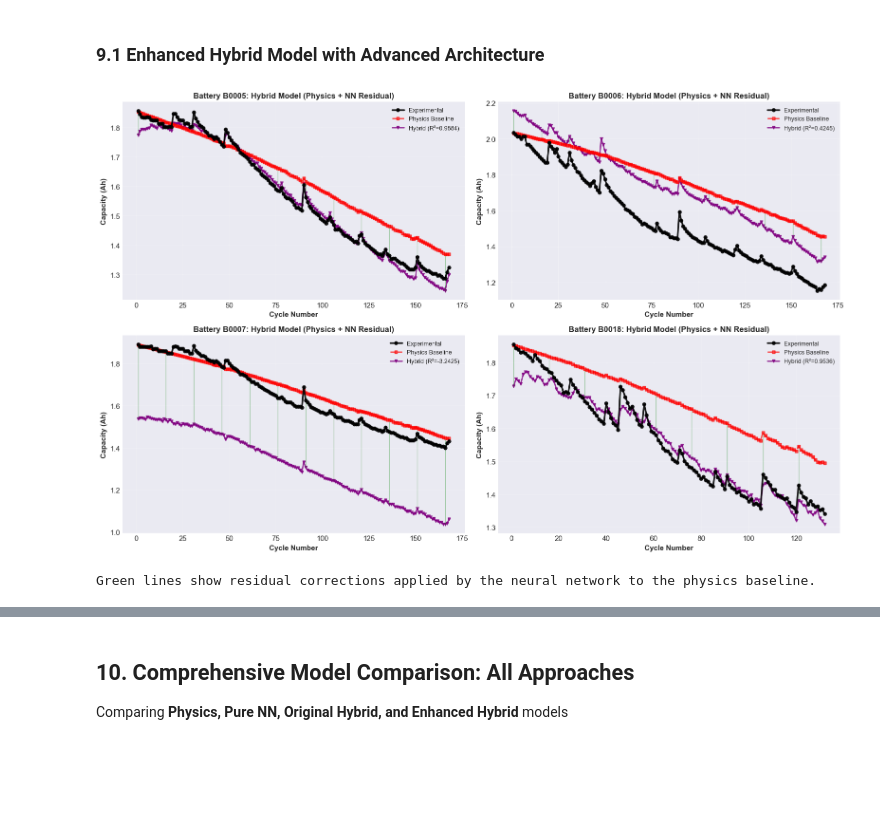
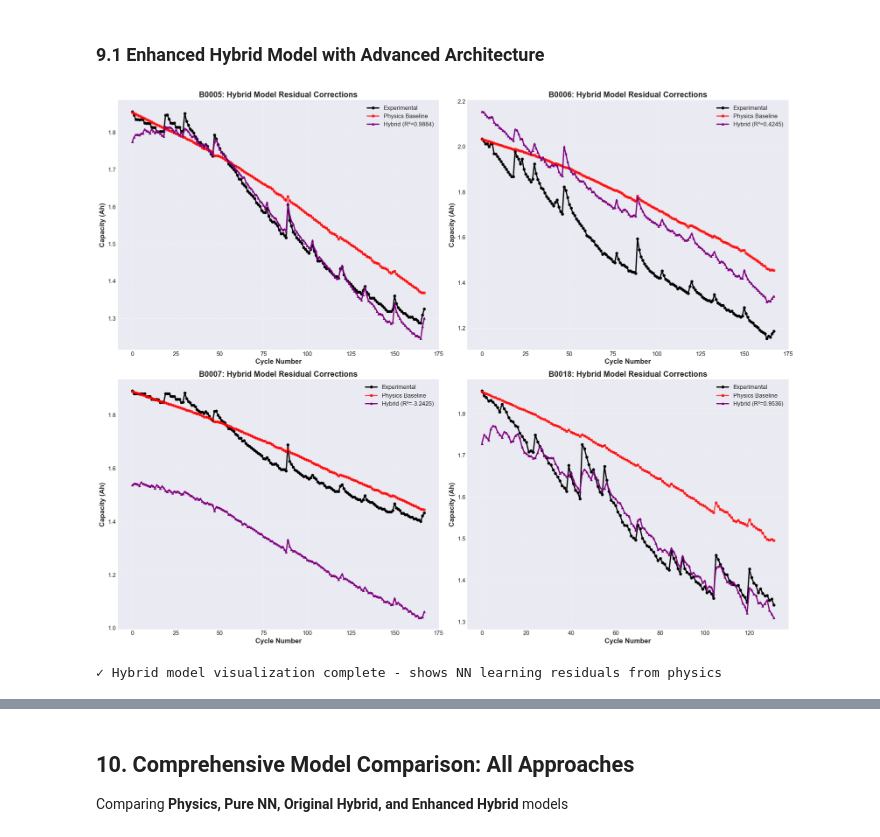
Before and after one commit to EigenJames/LiB-DigitalTwin, a Jupyter notebook: 05_Physical_vs_NN_Refined_Analysis.ipynb, the cells around one changed output, grey strips where cells are left out. Cells and saved outputs as stored; diff of their text form; code cells hidden in the pictures; blank space fills up the shorter version.

```diff
--- a/05_Physical_vs_NN_Refined_Analysis.ipynb
+++ b/05_Physical_vs_NN_Refined_Analysis.ipynb
@@ -719,44 +719,33 @@ RMSE: 0.033239, MAE: 0.026161, R²: 0.953592
 # %% [markdown]
 ### 9.1 Enhanced Hybrid Model with Advanced Architecture
 # %%
-# Visualization: Hybrid Model Results
-fig, axes = plt.subplots(2, 2, figsize=(16, 10))
+# Visualize Hybrid Model Performance (Original)
+fig, axes = plt.subplots(2, 2, figsize=(20, 16))  # BIGGER figures
 axes = axes.flatten()
 
-for idx, test_battery in enumerate(unique_batteries):
-    ax = axes[idx]
+for idx, battery in enumerate(unique_batteries):
+    y_true = hybrid_results[battery]['y_test']
+    y_physics = battery_dfs_physics[battery]['Physics_Predicted_Capacity'].values
+    y_hybrid = hybrid_results[battery]['y_pred']
+    cycles = battery_dfs_physics[battery].index.values  # Use index as cycle numbers
 
-    cycles = battery_dfs_physics[test_battery]['id_cycle'].values
-    y_true = hybrid_results[test_battery]['y_test']
-    y_physics = hybrid_results[test_battery]['y_physics']
-    y_pred_hybrid = hybrid_results[test_battery]['y_pred']
+    axes[idx].plot(cycles, y_true, 'o-', label='Experimental', color='black', linewidth=2.5, markersize=5)
+    axes[idx].plot(cycles, y_physics, 's-', label='Physics Baseline', color='red', alpha=0.7, linewidth=2.5, markersize=4)
+    axes[idx].plot(cycles, y_hybrid, '^-', label=f'Hybrid (R²={hybrid_results[battery]["r2"]:.4f})',
+                   color='purple', linewidth=2.5, markersize=4)
 
-    # Plot
-    ax.plot(cycles, y_true, 'ko-', linewidth=2.5, markersize=5,
-            label='Experimental', alpha=0.9, zorder=4)
-    ax.plot(cycles, y_physics, 's--', linewidth=2, markersize=4,
-            label='Physics Baseline', color='red', alpha=0.7, zorder=3)
-    ax.plot(cycles, y_pred_hybrid, 'v-', linewidth=2, markersize=4,
-            label=f'Hybrid (R²={hybrid_results[test_battery]["r2"]:.4f})',
-            color='purple', alpha=0.8, zorder=2)
-
-    # Highlight residual correction
-    for i in range(0, len(cycles), 15):
-        ax.plot([cycles[i], cycles[i]], [y_physics[i], y_pred_hybrid[i]],
-                'g-', alpha=0.3, linewidth=1)
-
-    ax.set_xlabel('Cycle Number', fontweight='bold', fontsize=11)
-    ax.set_ylabel('Capacity (Ah)', fontweight='bold', fontsize=11)
-    ax.set_title(f'Battery {test_battery}: Hybrid Model (Physics + NN Residual)',
-                 fontweight='bold', fontsize=12)
-    ax.legend(loc='best', fontsize=9)
-    ax.grid(True, alpha=0.3)
+    axes[idx].set_xlabel('Cycle Number', fontsize=14, fontweight='bold')
+    axes[idx].set_ylabel('Capacity (Ah)', fontsize=14, fontweight='bold')
+    axes[idx].set_title(f'{battery}: Hybrid Model Residual Corrections', fontsize=16, fontweight='bold')
+    axes[idx].legend(fontsize=12)
+    axes[idx].grid(True, alpha=0.3)
+    axes[idx].tick_params(labelsize=12)
 
 plt.tight_layout()
 plt.show()
 
-print("Green lines show residual corrections applied by the neural network to the physics baseline.")
+print("✓ Hybrid model visualization complete - shows NN learning residuals from physics")
 # %% [output]
-[figure, old version]
+[figure, new version]
-Green lines show residual corrections applied by the neural network to the physics baseline.
+✓ Hybrid model visualization complete - shows NN learning residuals from physics
 # %%
```
Also changed, not shown: parts of 5 cells of this notebook.
